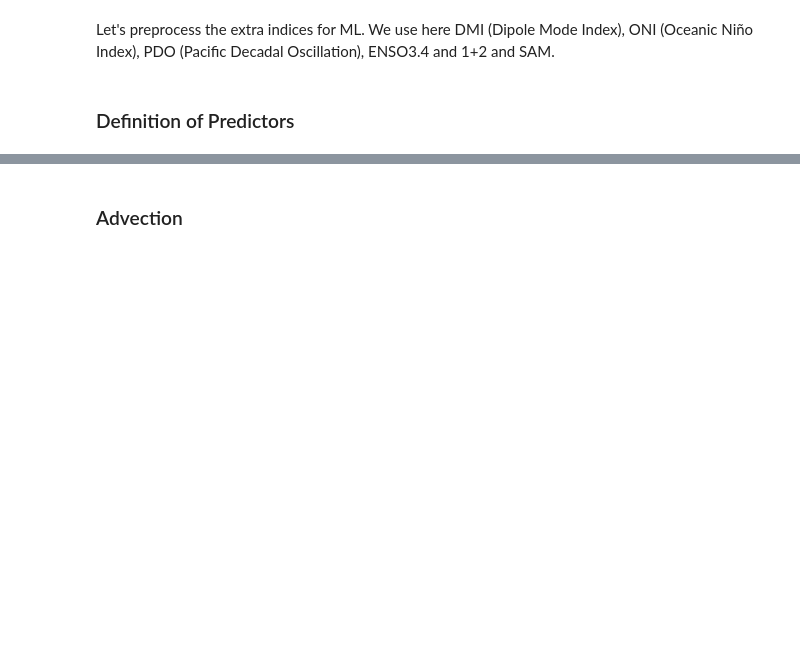
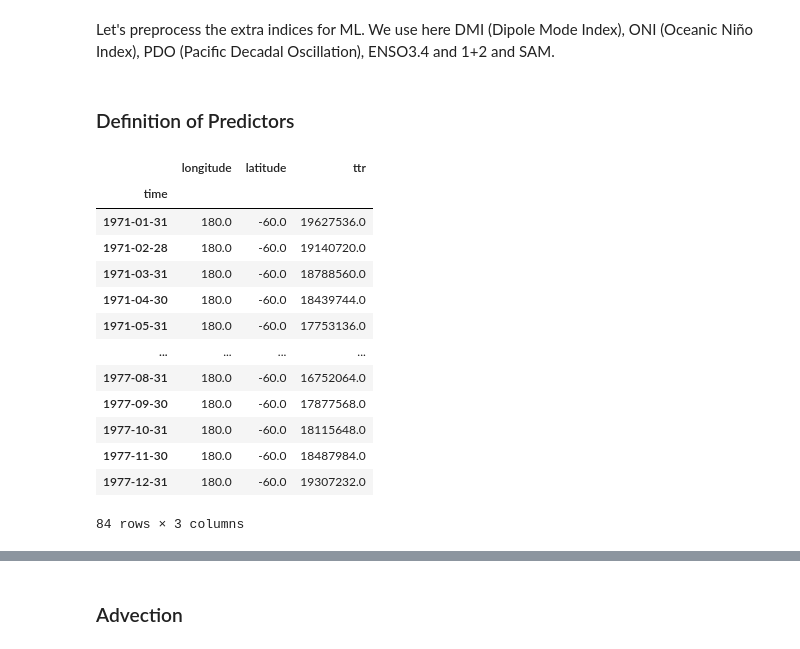
Before and after one commit to martinpavez/data, a Jupyter notebook: hw_extra/notebooks_features/climate_feat_test.ipynb, the cells around one changed output, grey strips where cells are left out. Cells and saved outputs as stored; diff of their text form; code cells hidden in the pictures; blank space fills up the shorter version.

```diff
--- a/hw_extra/notebooks_features/climate_feat_test.ipynb
+++ b/hw_extra/notebooks_features/climate_feat_test.ipynb
@@ -104,3 +104,22 @@ data_single = xr.load_dataset("data/local_data/7means_east_pacific.nc")
 data_850 = xr.load_dataset("data/local_data/3means_850hpa_east_pacific.nc")
 data_mslp = xr.load_dataset("data/local_data/MSLP_east_pacific.nc")
 ref_period = [1980,2010]
+# %%
+vec = data_single.isel(longitude=0, latitude=0).ttr
+df = vec.to_dataframe()
+df[df["ttr"]>=1e7]
+# %% [output]
+|  | longitude | latitude | ttr |
+| time |  |  |  |
+| 1971-01-31 | 180.0 | -60.0 | 19627536.0 |
+| 1971-02-28 | 180.0 | -60.0 | 19140720.0 |
+| 1971-03-31 | 180.0 | -60.0 | 18788560.0 |
+| 1971-04-30 | 180.0 | -60.0 | 18439744.0 |
+| 1971-05-31 | 180.0 | -60.0 | 17753136.0 |
+| ... | ... | ... | ... |
+| 1977-08-31 | 180.0 | -60.0 | 16752064.0 |
+| 1977-09-30 | 180.0 | -60.0 | 17877568.0 |
+| 1977-10-31 | 180.0 | -60.0 | 18115648.0 |
+| 1977-11-30 | 180.0 | -60.0 | 18487984.0 |
+| 1977-12-31 | 180.0 | -60.0 | 19307232.0 |
+84 rows × 3 columns
```
Also changed, not shown: parts of 1 cell of this notebook, 16 other files.
